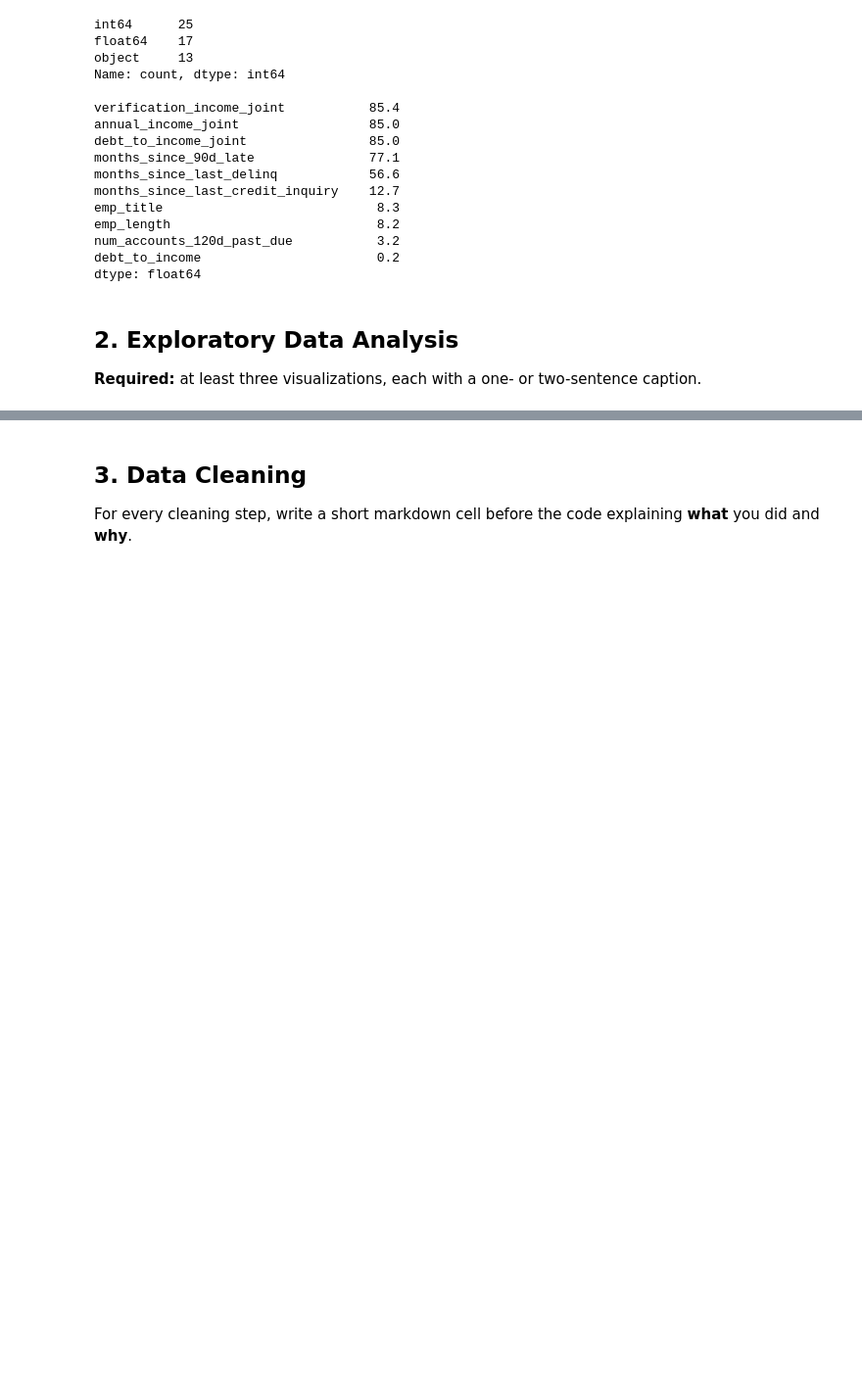
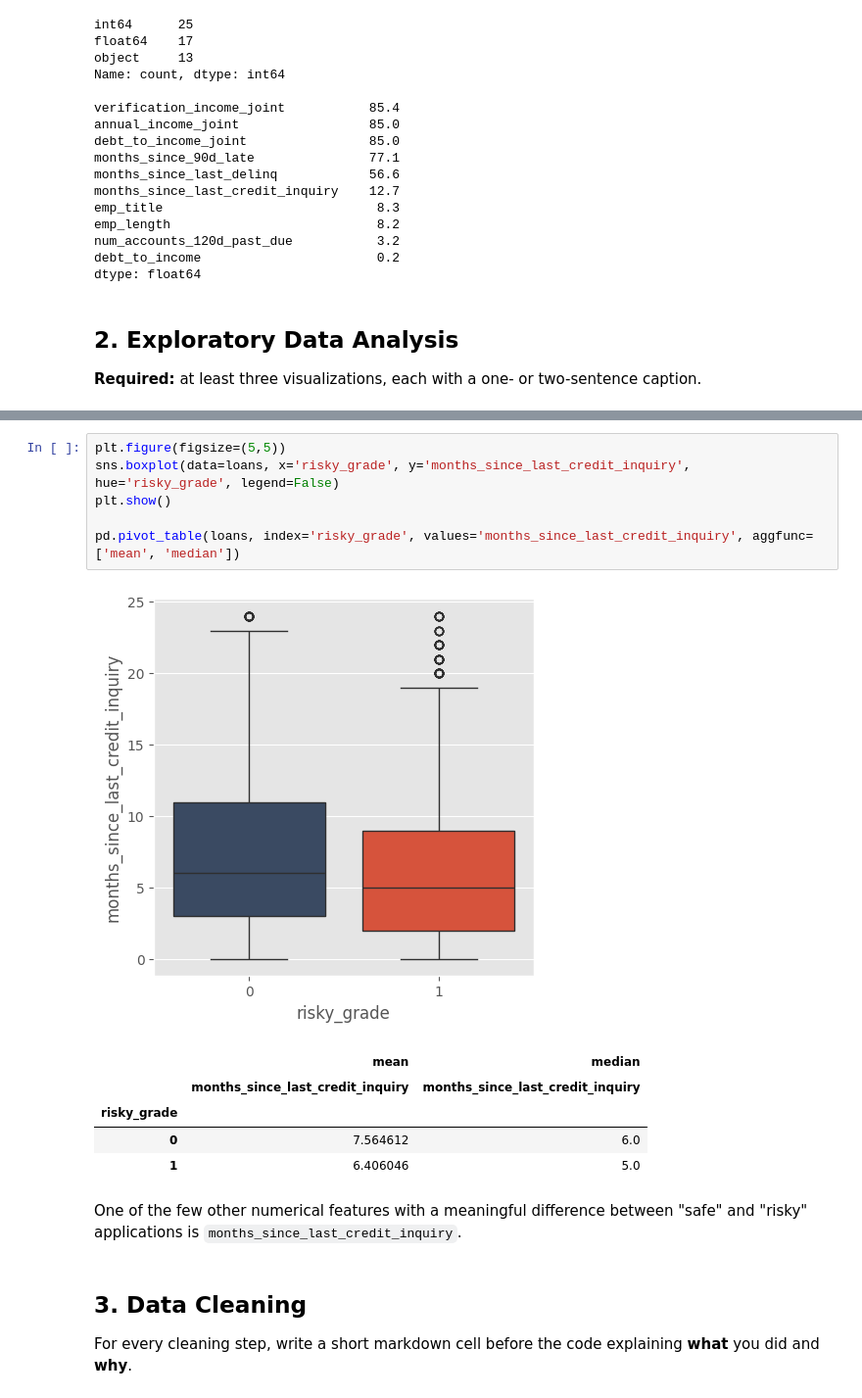
Before and after one commit to glitterdwarf/bana620_capstone, a Jupyter notebook: capstone_starter_notebook.ipynb, the cells around one changed output, grey strips where cells are left out. Shown at 98% size. Saved outputs shown, nothing was run; the diff lists cells and outputs as text; blank space fills up the shorter version.

```diff
--- a/capstone_starter_notebook.ipynb
+++ b/capstone_starter_notebook.ipynb
@@ -118,3 +164,18 @@ plt.show()
+# %%
+plt.figure(figsize=(5,5))
+sns.boxplot(data=loans, x='risky_grade', y='months_since_last_credit_inquiry', hue='risky_grade', legend=False)
+plt.show()
+
+pd.pivot_table(loans, index='risky_grade', values='months_since_last_credit_inquiry', aggfunc=['mean', 'median'])
+# %% [output]
+[figure, added]
+|  | mean | median |
+|  | months_since_last_credit_inquiry | months_since_last_credit_inquiry |
+| risky_grade |  |  |
+| 0 | 7.564612 | 6.0 |
+| 1 | 6.406046 | 5.0 |
+# %% [markdown]
+One of the few other numerical features with a meaningful difference between "safe" and "risky" applications is `months_since_last_credit_inquiry`.
 # %% [markdown]
 ## 3. Data Cleaning
 
```
Also changed, not shown: parts of 12 cells of this notebook.
